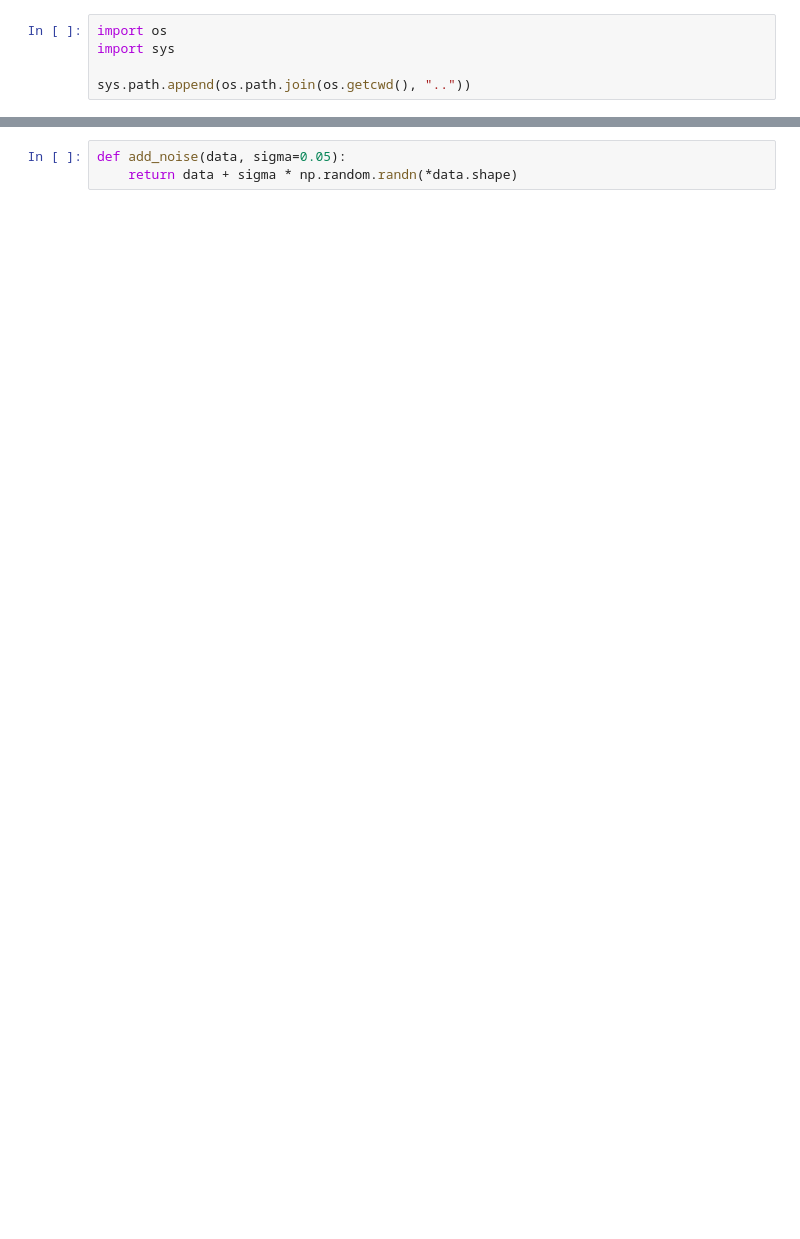
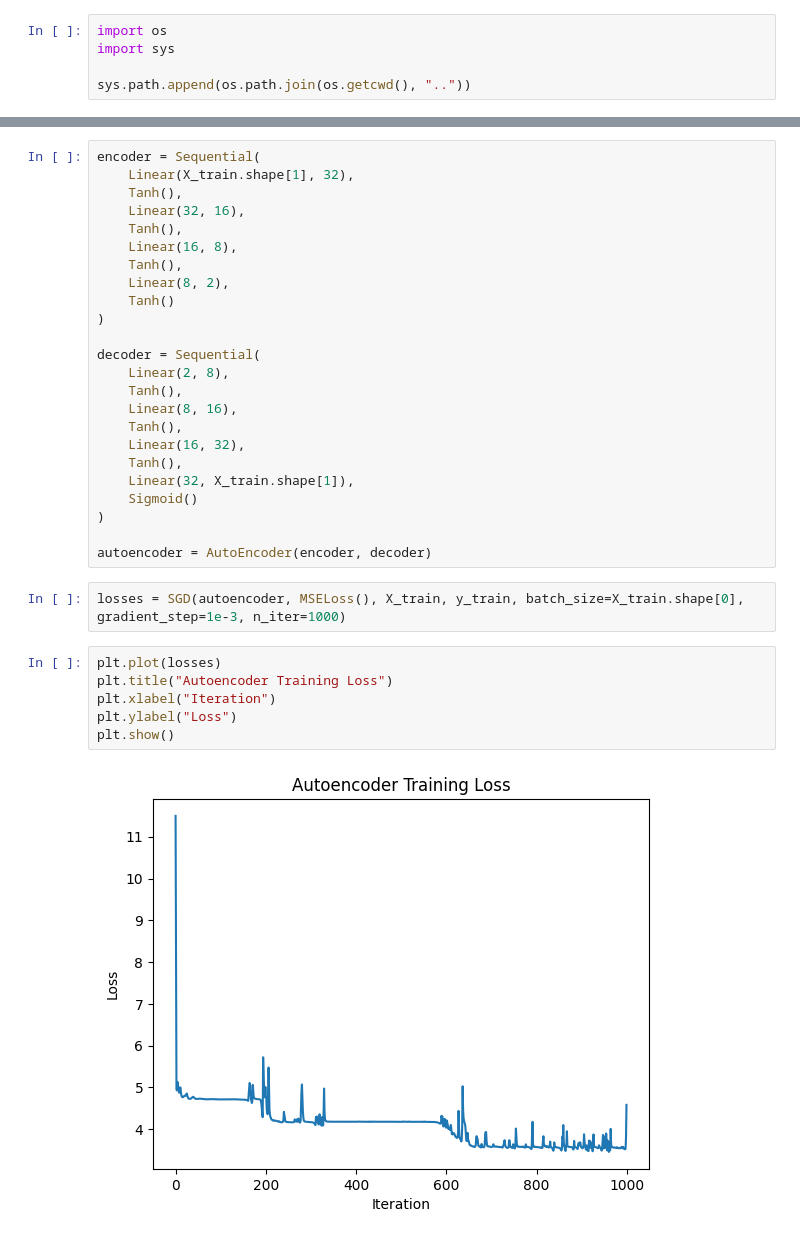
Before and after one commit to Ethan2541/Neural-Network-Library, a Jupyter notebook: experiments/denoiser.ipynb, the cells around one changed output, grey strips where cells are left out. Drawn from its saved outputs; the diff is of its cells as text; blank space fills up the shorter version.

```diff
--- a/experiments/denoiser.ipynb
+++ b/experiments/denoiser.ipynb
@@ -44,3 +51,34 @@ plt.show()
-# %%
-def add_noise(data, sigma=0.05):
-    return data + sigma * np.random.randn(*data.shape)
+# %%
+encoder = Sequential(
+    Linear(X_train.shape[1], 32),
+    Tanh(),
+    Linear(32, 16),
+    Tanh(),
+    Linear(16, 8),
+    Tanh(),
+    Linear(8, 2),
+    Tanh()
+)
+
+decoder = Sequential(
+    Linear(2, 8),
+    Tanh(),
+    Linear(8, 16),
+    Tanh(),
+    Linear(16, 32),
+    Tanh(),
+    Linear(32, X_train.shape[1]),
+    Sigmoid()
+)
+
+autoencoder = AutoEncoder(encoder, decoder)
+# %%
+losses = SGD(autoencoder, MSELoss(), X_train, y_train, batch_size=X_train.shape[0], gradient_step=1e-3, n_iter=1000)
+# %%
+plt.plot(losses)
+plt.title("Autoencoder Training Loss")
+plt.xlabel("Iteration")
+plt.ylabel("Loss")
+plt.show()
+# %% [output]
+[figure, added]
```
Also changed, not shown: parts of 18 cells of this notebook.
